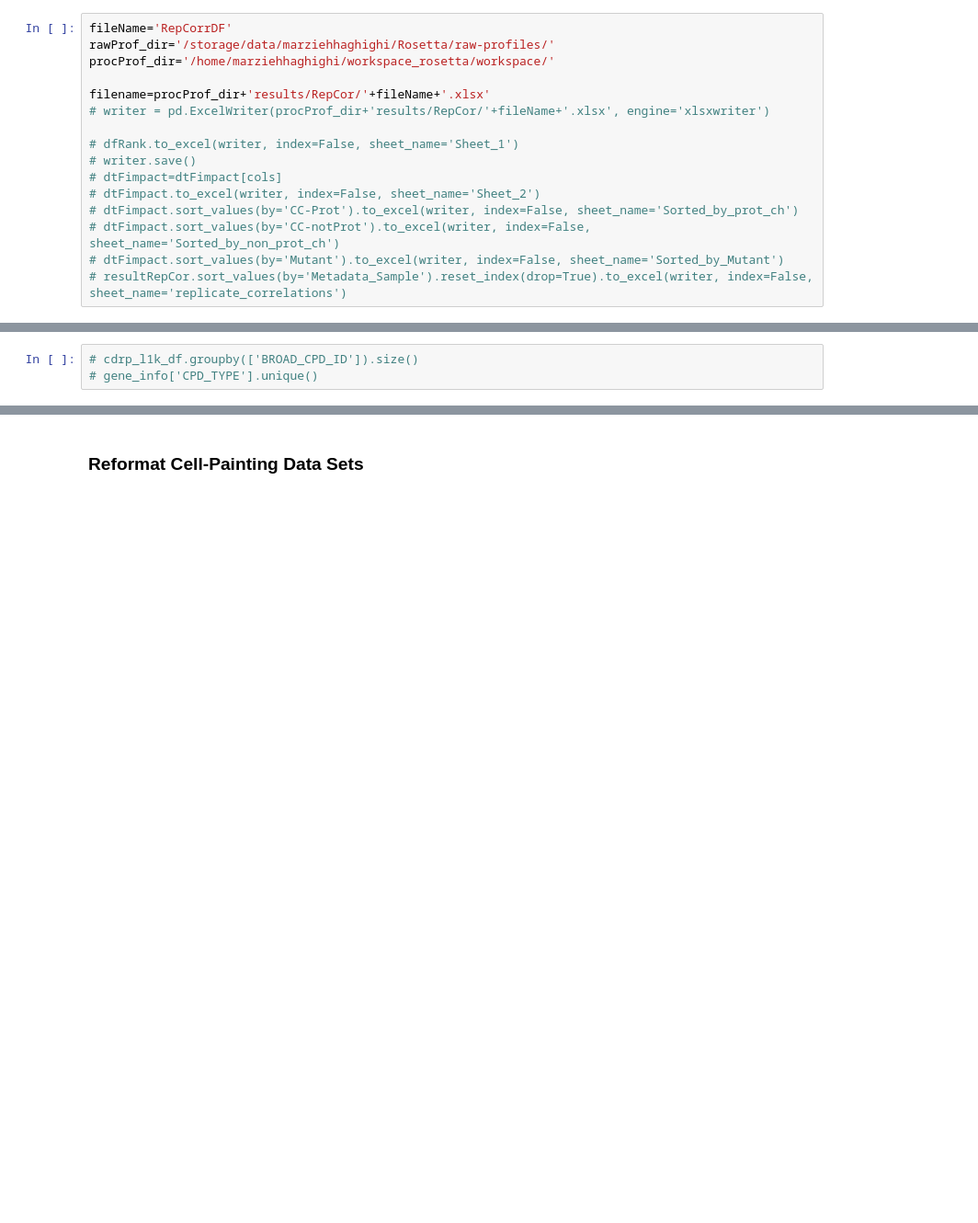
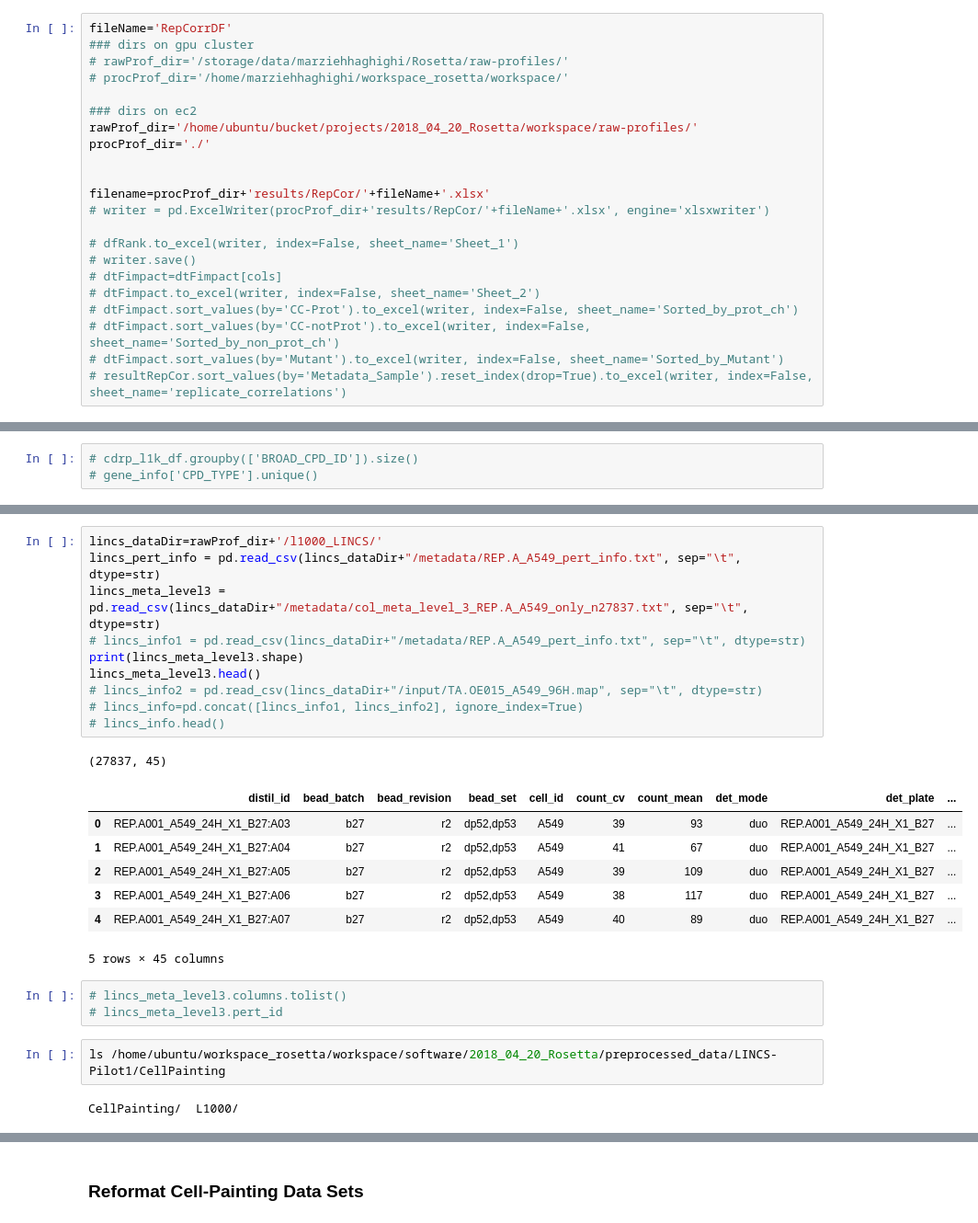
Before and after one commit to broadinstitute/2018_04_20_Rosetta, a Jupyter notebook: 0-preprocess_datasets.ipynb, the cells around one changed output, grey strips where cells are left out. Shown at 92% size. Drawn from its saved outputs; the diff is of its cells as text; blank space fills up the shorter version.

```diff
--- a/0-preprocess_datasets.ipynb
+++ b/0-preprocess_datasets.ipynb
@@ -71,8 +71,14 @@ The autoreload extension is already loaded. To reload it, use:
         * Output:
 # %%
 fileName='RepCorrDF'
-rawProf_dir='/storage/data/marziehhaghighi/Rosetta/raw-profiles/'
-procProf_dir='/home/marziehhaghighi/workspace_rosetta/workspace/'
+### dirs on gpu cluster
+# rawProf_dir='/storage/data/marziehhaghighi/Rosetta/raw-profiles/'
+# procProf_dir='/home/marziehhaghighi/workspace_rosetta/workspace/'
+
+### dirs on ec2
+rawProf_dir='/home/ubuntu/bucket/projects/2018_04_20_Rosetta/workspace/raw-profiles/'
+procProf_dir='./'
+
 
 filename=procProf_dir+'results/RepCor/'+fileName+'.xlsx'
 # writer = pd.ExcelWriter(procProf_dir+'results/RepCor/'+fileName+'.xlsx', engine='xlsxwriter')
@@ -553,0 +587,26 @@ np.sum([x[1][i]==np.nan for i in range(len(x[1]))])
+# %%
+lincs_dataDir=rawProf_dir+'/l1000_LINCS/'
+lincs_pert_info = pd.read_csv(lincs_dataDir+"/metadata/REP.A_A549_pert_info.txt", sep="\t", dtype=str)
+lincs_meta_level3 = pd.read_csv(lincs_dataDir+"/metadata/col_meta_level_3_REP.A_A549_only_n27837.txt", sep="\t", dtype=str)
+# lincs_info1 = pd.read_csv(lincs_dataDir+"/metadata/REP.A_A549_pert_info.txt", sep="\t", dtype=str)
+print(lincs_meta_level3.shape)
+lincs_meta_level3.head()
+# lincs_info2 = pd.read_csv(lincs_dataDir+"/input/TA.OE015_A549_96H.map", sep="\t", dtype=str)
+# lincs_info=pd.concat([lincs_info1, lincs_info2], ignore_index=True)
+# lincs_info.head()
+# %% [output]
+(27837, 45)
+|  | distil_id | bead_batch | bead_revision | bead_set | cell_id | count_cv | count_mean | det_mode | det_plate | ... |
+| 0 | REP.A001_A549_24H_X1_B27:A03 | b27 | r2 | dp52,dp53 | A549 | 39 | 93 | duo | REP.A001_A549_24H_X1_B27 | ... |
+| 1 | REP.A001_A549_24H_X1_B27:A04 | b27 | r2 | dp52,dp53 | A549 | 41 | 67 | duo | REP.A001_A549_24H_X1_B27 | ... |
+| 2 | REP.A001_A549_24H_X1_B27:A05 | b27 | r2 | dp52,dp53 | A549 | 39 | 109 | duo | REP.A001_A549_24H_X1_B27 | ... |
+| 3 | REP.A001_A549_24H_X1_B27:A06 | b27 | r2 | dp52,dp53 | A549 | 38 | 117 | duo | REP.A001_A549_24H_X1_B27 | ... |
+| 4 | REP.A001_A549_24H_X1_B27:A07 | b27 | r2 | dp52,dp53 | A549 | 40 | 89 | duo | REP.A001_A549_24H_X1_B27 | ... |
+5 rows × 45 columns
+# %%
+# lincs_meta_level3.columns.tolist()
+# lincs_meta_level3.pert_id
+# %%
+ls /home/ubuntu/workspace_rosetta/workspace/software/2018_04_20_Rosetta/preprocessed_data/LINCS-Pilot1/CellPainting
+# %% [output]
+CellPainting/  L1000/
```
Also changed, not shown: parts of 22 cells of this notebook, 1 other file.
